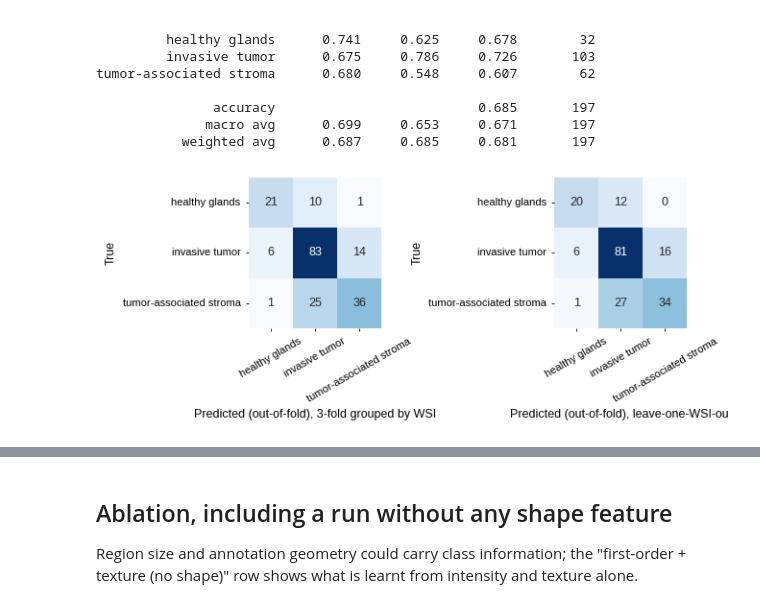
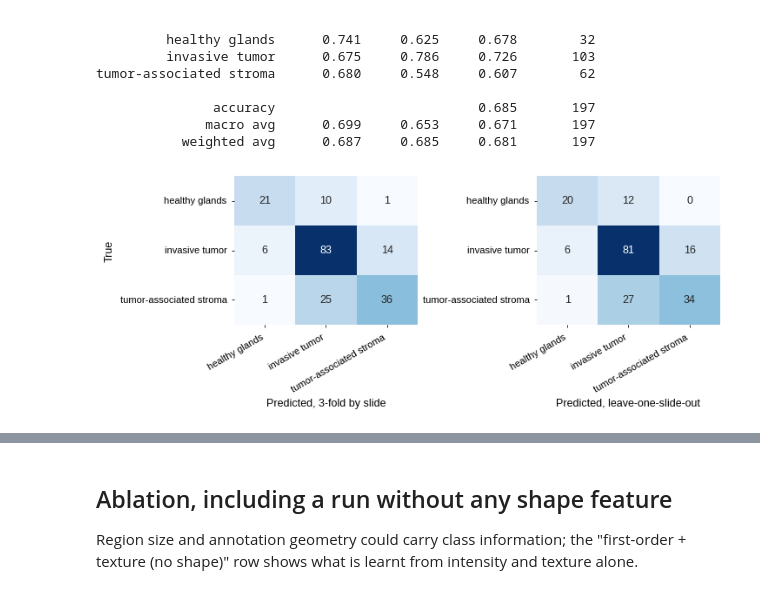
Before and after one commit to icm-dac/QuRad, a Jupyter notebook: notebooks/example_application_tiger.ipynb, the cells around one changed output, grey strips where cells are left out. Cells and saved outputs as stored; diff of their text form; code cells hidden in the pictures.

```diff
--- a/notebooks/example_application_tiger.ipynb
+++ b/notebooks/example_application_tiger.ipynb
@@ -244,12 +244,12 @@ tumor-associated stroma      0.680     0.548     0.607        62
 # %%
 classes = main["classes"]
 fig, axes = plt.subplots(1, 2, figsize=(6.5, 2.8))
-for ax, res, t in zip(axes, [main, lowo], ["3-fold grouped by WSI", "leave-one-WSI-out"]):
+for ax, res, t in zip(axes, [main, lowo], ["3-fold by slide", "leave-one-slide-out"]):
     sns.heatmap(res["confusion"], annot=True, fmt="d", cmap="Blues", xticklabels=classes, yticklabels=classes, ax=ax, cbar=False)
-    ax.set_xlabel("Predicted (out-of-fold), " + t); ax.set_ylabel("True"); ax.tick_params(axis="x", rotation=30)
-fig.tight_layout(); fig.savefig(os.path.join(OUT_FIG, "tiger_confusion.png"), dpi=300); fig.savefig(os.path.join(OUT_FIG, "tiger_confusion.pdf")); plt.show()
+    ax.set_xlabel("Predicted, " + t); ax.set_ylabel("True" if ax is axes[0] else ""); ax.tick_params(axis="x", rotation=30); plt.setp(ax.get_xticklabels(), ha="right")
+fig.subplots_adjust(left=0.13, right=0.99, top=0.97, bottom=0.36, wspace=0.65); fig.savefig(os.path.join(OUT_FIG, "tiger_confusion.png"), dpi=300); fig.savefig(os.path.join(OUT_FIG, "tiger_confusion.pdf")); plt.show()
 # %% [output]
-[figure, old version]
+[figure, new version]
 # %%
 print("Top features by mean random-forest importance over folds:")
 top = qm.top_features(main, 15); print(top.to_string())
```
Also changed, not shown: parts of 1 cell of this notebook, 17 other files.
